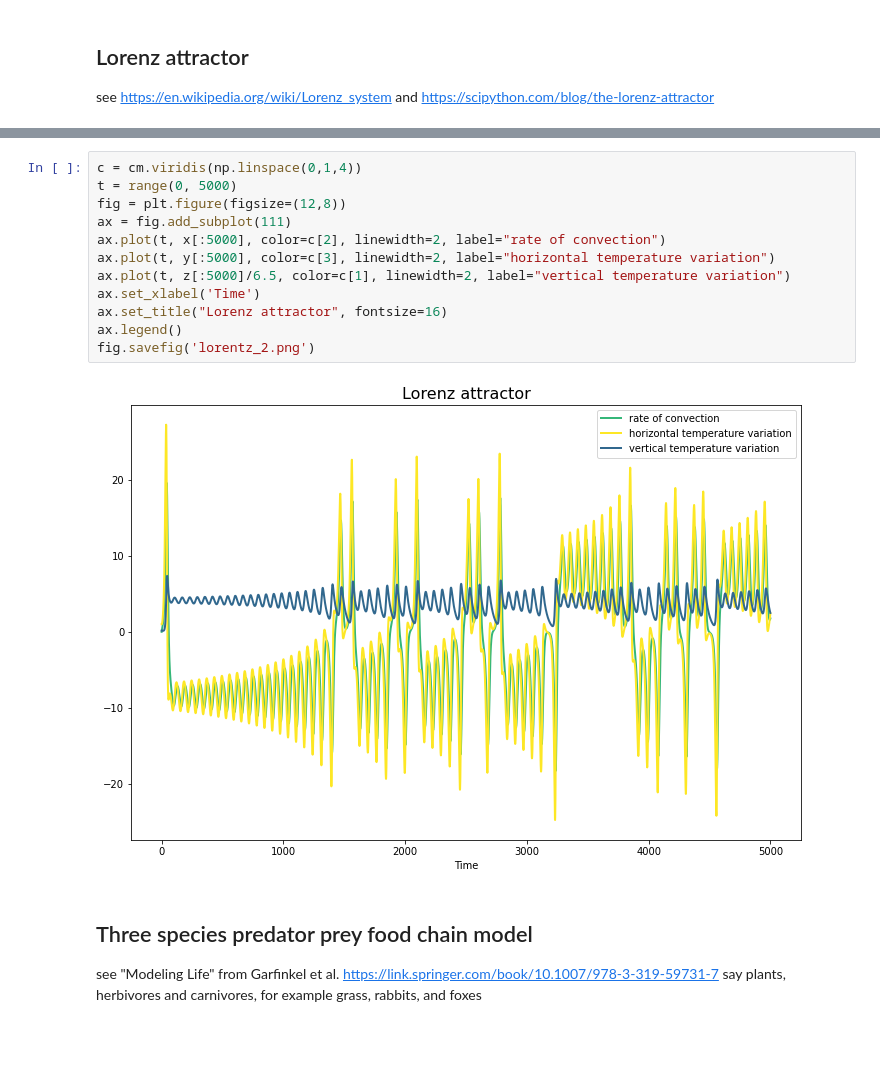
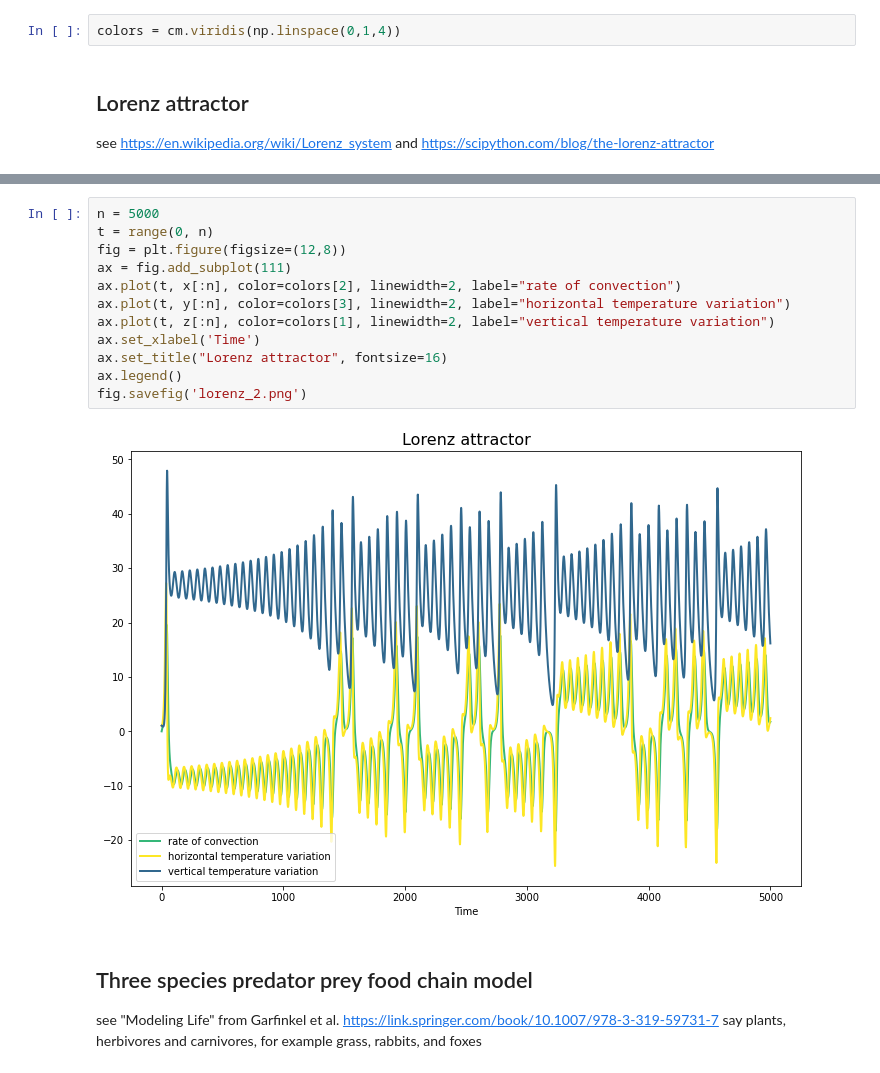
Before and after one commit to JochenFromm/JupyterNotebooks, a Jupyter notebook: StrangeAttractors.ipynb, the cells around one changed output, grey strips where cells are left out. Saved outputs shown, nothing was run; the diff lists cells and outputs as text; blank space fills up the shorter version.

```diff
--- a/StrangeAttractors.ipynb
+++ b/StrangeAttractors.ipynb
@@ -13,6 +13,8 @@ from matplotlib import pyplot as plt
 from mpl_toolkits.mplot3d import Axes3D
 from matplotlib.colors import cnames
 from matplotlib import animation
+# %%
+colors = cm.viridis(np.linspace(0,1,4))
 # %% [markdown]
 ## Lorenz attractor
 see
@@ -60,19 +62,19 @@ fig.savefig('lorentz_1.png')
 # %% [output]
 [figure]
 # %%
-c = cm.viridis(np.linspace(0,1,4))
-t = range(0, 5000)
+n = 5000
+t = range(0, n)
 fig = plt.figure(figsize=(12,8))
 ax = fig.add_subplot(111)
-ax.plot(t, x[:5000], color=c[2], linewidth=2, label="rate of convection")
-ax.plot(t, y[:5000], color=c[3], linewidth=2, label="horizontal temperature variation")
-ax.plot(t, z[:5000]/6.5, color=c[1], linewidth=2, label="vertical temperature variation")
+ax.plot(t, x[:n], color=colors[2], linewidth=2, label="rate of convection")
+ax.plot(t, y[:n], color=colors[3], linewidth=2, label="horizontal temperature variation")
+ax.plot(t, z[:n], color=colors[1], linewidth=2, label="vertical temperature variation")
 ax.set_xlabel('Time')
 ax.set_title("Lorenz attractor", fontsize=16)
 ax.legend()
-fig.savefig('lorentz_2.png')
+fig.savefig('lorenz_2.png')
 # %% [output]
-[figure, old version]
+[figure, new version]
 # %% [markdown]
 ## Three species predator prey food chain model
 see "Modeling Life" from Garfinkel et al. https://link.springer.com/book/10.1007/978-3-319-59731-7
```
Also changed, not shown: parts of 9 cells of this notebook, 6 other files.
